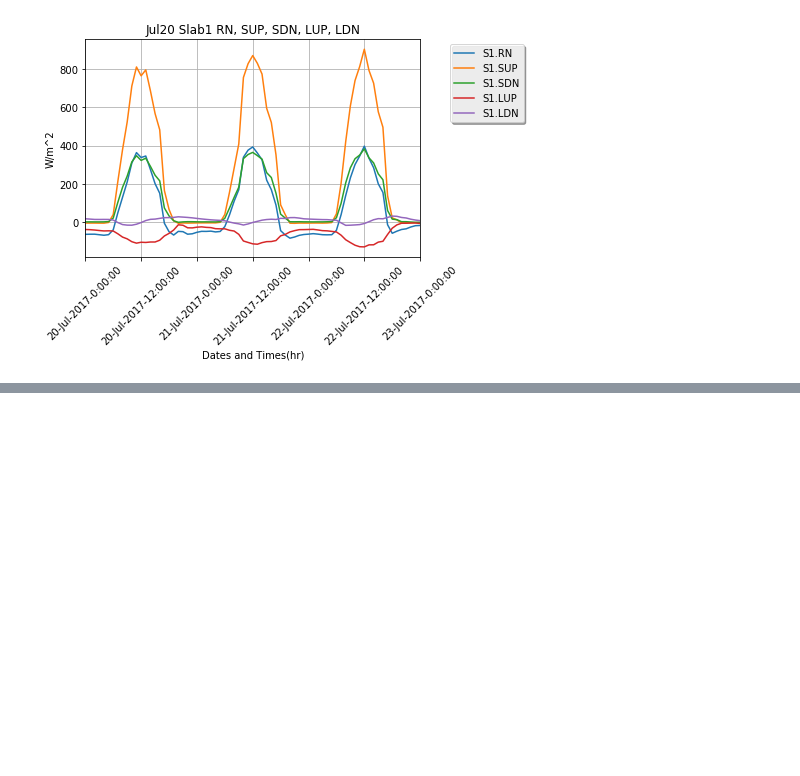
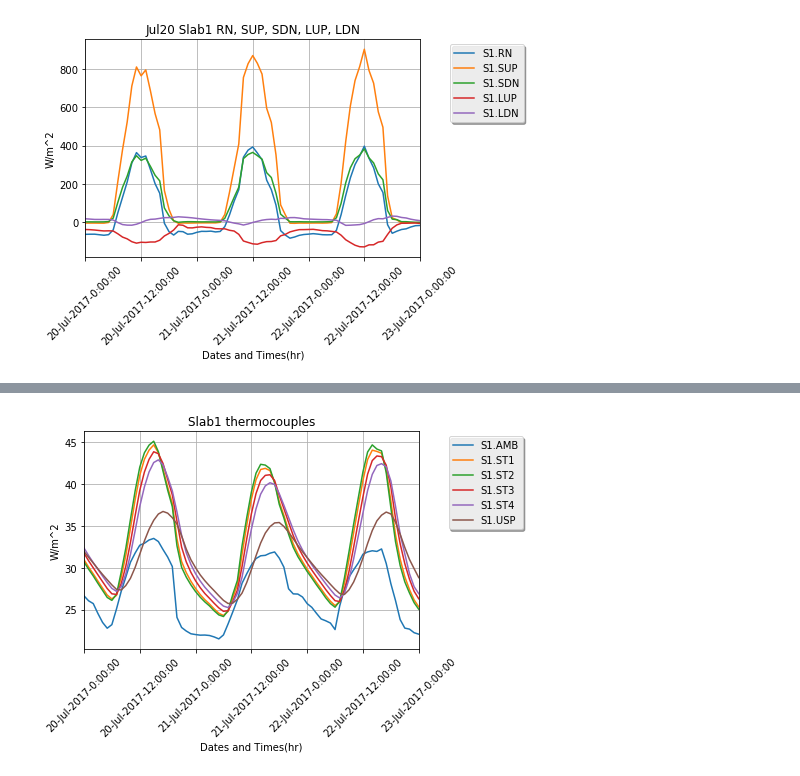
Before and after one commit to mattandersoninf/ALDataAnalysis, a Jupyter notebook: Jul20_Jul22_Analysis.ipynb, the cells around one changed output, grey strips where cells are left out. Saved outputs shown, nothing was run; the diff lists cells and outputs as text; code cells hidden in the pictures; blank space fills up the shorter version.

```diff
--- a/Jul20_Jul22_Analysis.ipynb
+++ b/Jul20_Jul22_Analysis.ipynb
@@ -1296,0 +362,18 @@ py.iplot(fig51, filename='S8_MH2O')
+# %%
+# Slab1 thermocouples plot
+plt.plot(x, np_s1_amb, label='S1.AMB')
+plt.plot(x, np_s1_st1, label='S1.ST1')
+plt.plot(x, np_s1_st2, label='S1.ST2')
+plt.plot(x, np_s1_st3, label='S1.ST3')
+plt.plot(x, np_s1_st4, label='S1.ST4')
+plt.plot(x, np_s1_usp, label='S1.USP')
+plt.legend(loc='upper center', bbox_to_anchor=(1.2, 1.0), shadow=True, ncol=1)
+plt.xlim(xlim)
+plt.xticks(xticks, xlabels, rotation= 45)
+plt.xlabel('Dates and Times(hr)')
+plt.ylabel('W/m^2')
+plt.title('Slab1 thermocouples')
+plt.grid(True)
+plt.show()
+# %% [output]
+[figure, added]
```
Also changed, not shown: parts of 55 cells of this notebook.
